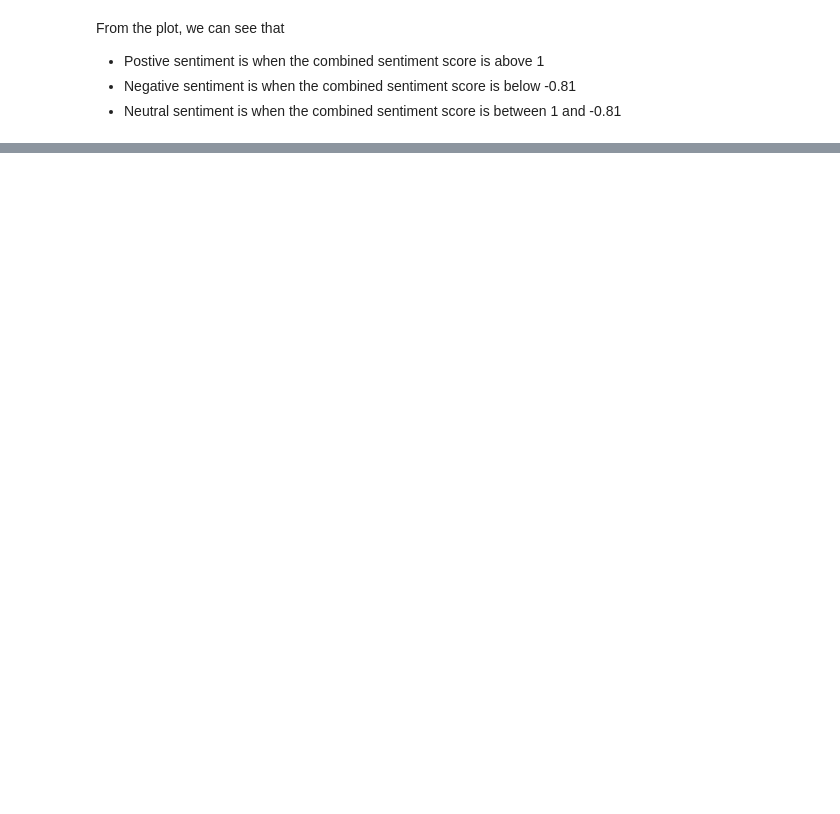
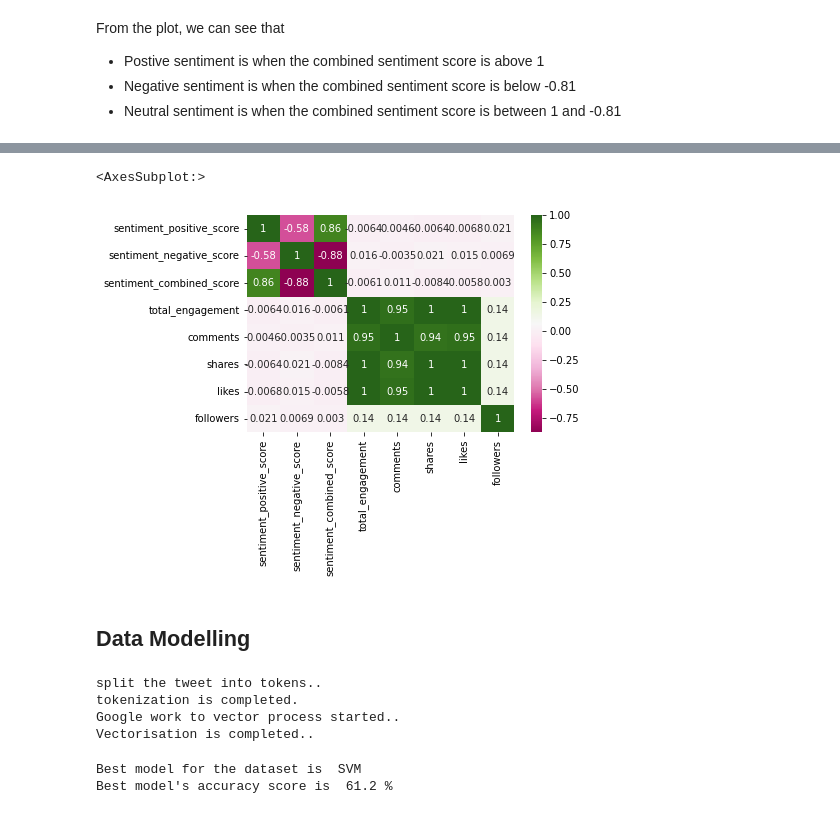
Before and after one commit to bsminu/NLP_Twitter_Analysis, a Jupyter notebook: src/Twitter Analysis.ipynb, the cells around one changed output, grey strips where cells are left out. Saved outputs shown, nothing was run; the diff lists cells and outputs as text; code cells hidden in the pictures; blank space fills up the shorter version.

```diff
--- a/src/Twitter Analysis.ipynb
+++ b/src/Twitter Analysis.ipynb
@@ -26,0 +150,2 @@ data.head()
+# %%
+data['published_date'] = pd.to_datetime(data['published_date']).dt.strftime('%Y-%m-%d')
@@ -47,0 +198,21 @@ Tweets from  Apr 1, 2021  to  Sep 9, 2021
+# %%
+import seaborn as sns
+sns.heatmap(data.corr(),cmap='PiYG',annot=True)
+# %% [output]
+<AxesSubplot:>
+[figure, added]
+# %% [markdown]
+## Data Modelling
+# %%
+## Split dataset into training set and test set
+X,y,df = ml.model_input(data)
+# %% [output]
+split the tweet into tokens..
+tokenization is completed.
+Google work to vector process started..
+Vectorisation is completed..
+# %%
+model_result,final_model,best_X_train, best_X_test, best_y_train, best_y_test,max_em = ml.find_best_model(X, y,df)
+# %% [output]
+Best model for the dataset is  SVM
+Best model's accuracy score is  61.2 %
```
Also changed, not shown: parts of 21 cells of this notebook, 4 other files.
